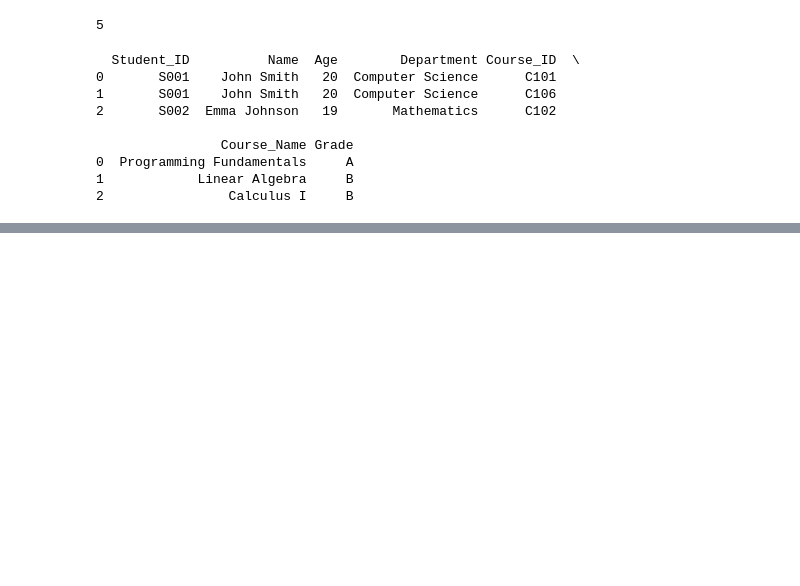
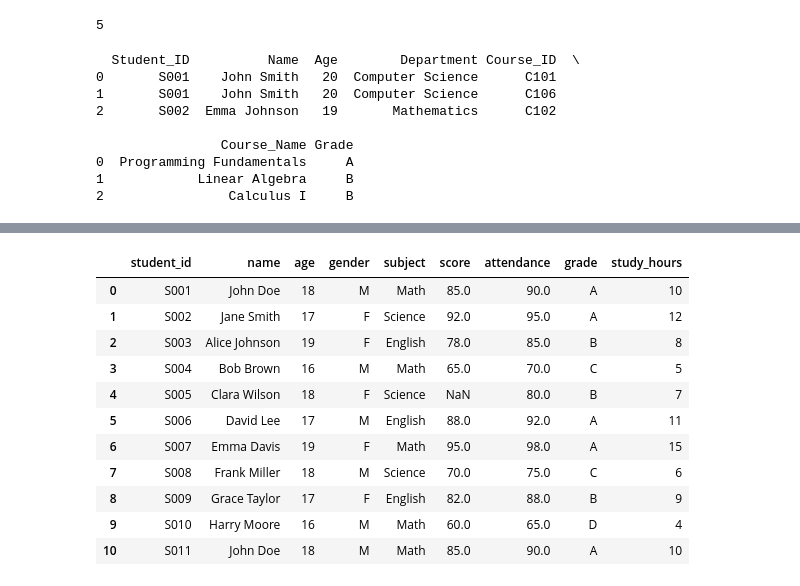
Before and after one commit to parshant44/python-learning, a Jupyter notebook: Pandas Question Practice.ipynb, the cells around one changed output, grey strips where cells are left out. Saved outputs shown, nothing was run; the diff lists cells and outputs as text; code cells hidden in the pictures; blank space fills up the shorter version.

Commit message:
pandas question prc

```diff
--- a/Pandas Question Practice.ipynb
+++ b/Pandas Question Practice.ipynb
@@ -589,0 +592,6 @@ print(c.head(3))
+# %%
+# 1. Load the `student_performance_extended.csv` dataset into a pandas DataFrame.
+import pandas as pd
+data=pd.read_csv(r"C:\Users\ADMIN\Documents\student_performance_extended.csv")
+df=pd.DataFrame(data)
+df.head()
@@ -589,0 +605,17 @@ print(c.head(3))
+# %%
+
+#  2. Display the first 10 rows of the DataFrame.
+df.head(11)
+# %% [output]
+|  | student_id | name | age | gender | subject | score | attendance | grade | study_hours |
+| 0 | S001 | John Doe | 18 | M | Math | 85.0 | 90.0 | A | 10 |
+| 1 | S002 | Jane Smith | 17 | F | Science | 92.0 | 95.0 | A | 12 |
+| 2 | S003 | Alice Johnson | 19 | F | English | 78.0 | 85.0 | B | 8 |
+| 3 | S004 | Bob Brown | 16 | M | Math | 65.0 | 70.0 | C | 5 |
+| 4 | S005 | Clara Wilson | 18 | F | Science | NaN | 80.0 | B | 7 |
+| 5 | S006 | David Lee | 17 | M | English | 88.0 | 92.0 | A | 11 |
+| 6 | S007 | Emma Davis | 19 | F | Math | 95.0 | 98.0 | A | 15 |
+| 7 | S008 | Frank Miller | 18 | M | Science | 70.0 | 75.0 | C | 6 |
+| 8 | S009 | Grace Taylor | 17 | F | English | 82.0 | 88.0 | B | 9 |
+| 9 | S010 | Harry Moore | 16 | M | Math | 60.0 | 65.0 | D | 4 |
+| 10 | S011 | John Doe | 18 | M | Math | 85.0 | 90.0 | A | 10 |
```
Also changed, not shown: parts of 4 cells of this notebook, 3 other files.
